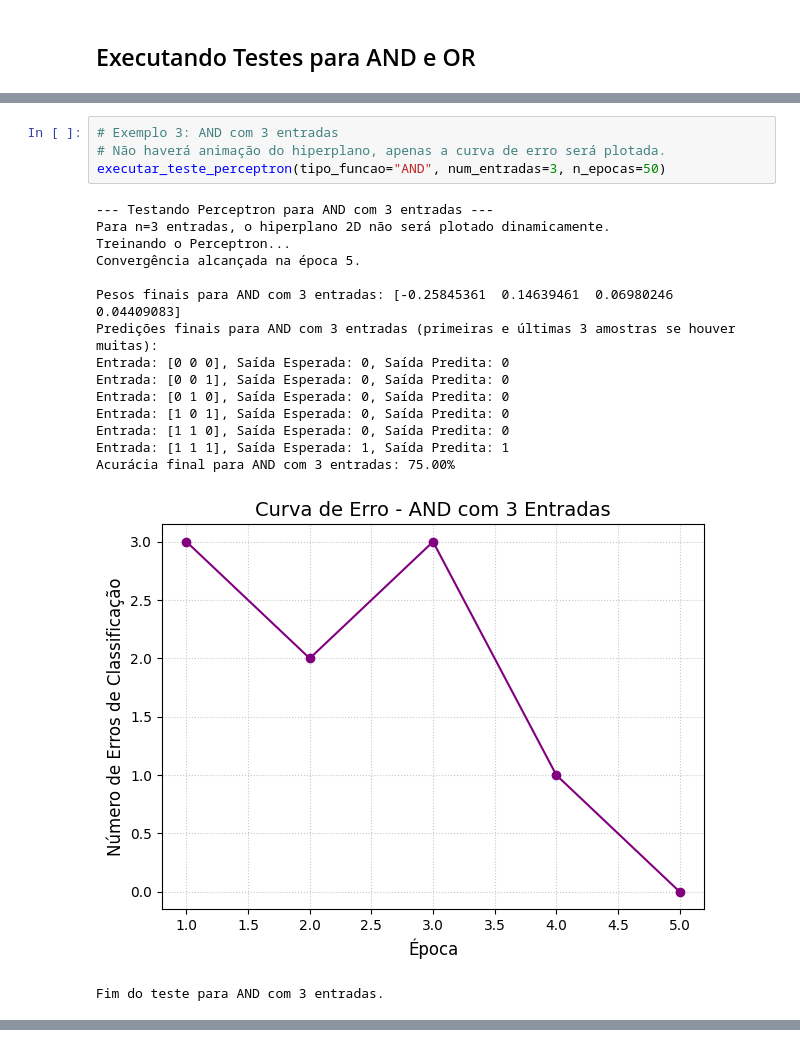
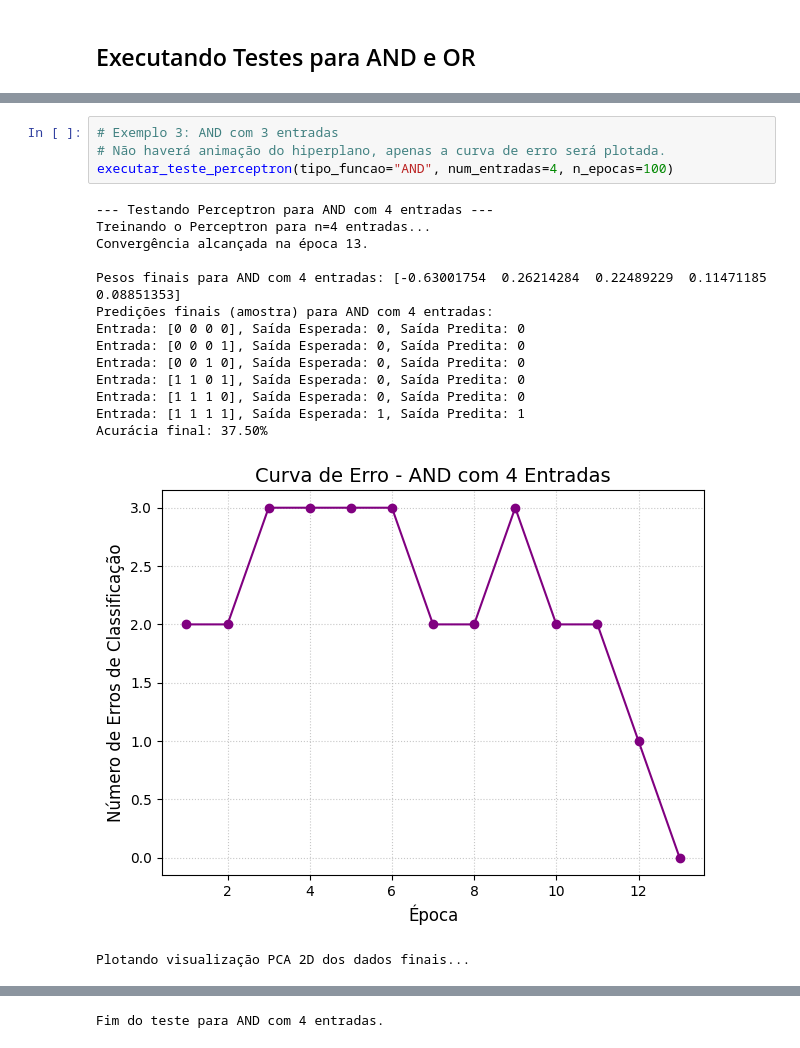
Before and after one commit to LuanCarrieiros/IA, a Jupyter notebook: Lista10/Questão 01/perceptron_manual.ipynb, the cells around one changed output, grey strips where cells are left out. Drawn from its saved outputs; the diff is of its cells as text.

```diff
--- a/Lista10/Questão 01/perceptron_manual.ipynb
+++ b/Lista10/Questão 01/perceptron_manual.ipynb
@@ -311,21 +395,20 @@ Fim do teste para OR com 2 entradas.
 # %%
 # Exemplo 3: AND com 3 entradas
 # Não haverá animação do hiperplano, apenas a curva de erro será plotada.
-executar_teste_perceptron(tipo_funcao="AND", num_entradas=3, n_epocas=50)
+executar_teste_perceptron(tipo_funcao="AND", num_entradas=4, n_epocas=100)
 # %% [output]
---- Testando Perceptron para AND com 3 entradas ---
-Para n=3 entradas, o hiperplano 2D não será plotado dinamicamente.
-Treinando o Perceptron...
-Convergência alcançada na época 5.
+--- Testando Perceptron para AND com 4 entradas ---
+Treinando o Perceptron para n=4 entradas...
+Convergência alcançada na época 13.
 
-Pesos finais para AND com 3 entradas: [-0.25845361  0.14639461  0.06980246  0.04409083]
-Predições finais para AND com 3 entradas (primeiras e últimas 3 amostras se houver muitas):
-Entrada: [0 0 0], Saída Esperada: 0, Saída Predita: 0
-Entrada: [0 0 1], Saída Esperada: 0, Saída Predita: 0
-Entrada: [0 1 0], Saída Esperada: 0, Saída Predita: 0
-Entrada: [1 0 1], Saída Esperada: 0, Saída Predita: 0
-Entrada: [1 1 0], Saída Esperada: 0, Saída Predita: 0
-Entrada: [1 1 1], Saída Esperada: 1, Saída Predita: 1
-Acurácia final para AND com 3 entradas: 75.00%
+Pesos finais para AND com 4 entradas: [-0.63001754  0.26214284  0.22489229  0.11471185  0.08851353]
+Predições finais (amostra) para AND com 4 entradas:
+Entrada: [0 0 0 0], Saída Esperada: 0, Saída Predita: 0
+Entrada: [0 0 0 1], Saída Esperada: 0, Saída Predita: 0
+Entrada: [0 0 1 0], Saída Esperada: 0, Saída Predita: 0
+Entrada: [1 1 0 1], Saída Esperada: 0, Saída Predita: 0
+Entrada: [1 1 1 0], Saída Esperada: 0, Saída Predita: 0
+Entrada: [1 1 1 1], Saída Esperada: 1, Saída Predita: 1
+Acurácia final: 37.50%
-[figure, old version]
+[figure, new version]
-Fim do teste para AND com 3 entradas.
+Plotando visualização PCA 2D dos dados finais...
@@ -331,0 +416 @@ Fim do teste para AND com 3 entradas.
+Fim do teste para AND com 4 entradas.
```
Also changed, not shown: parts of 9 cells of this notebook.
